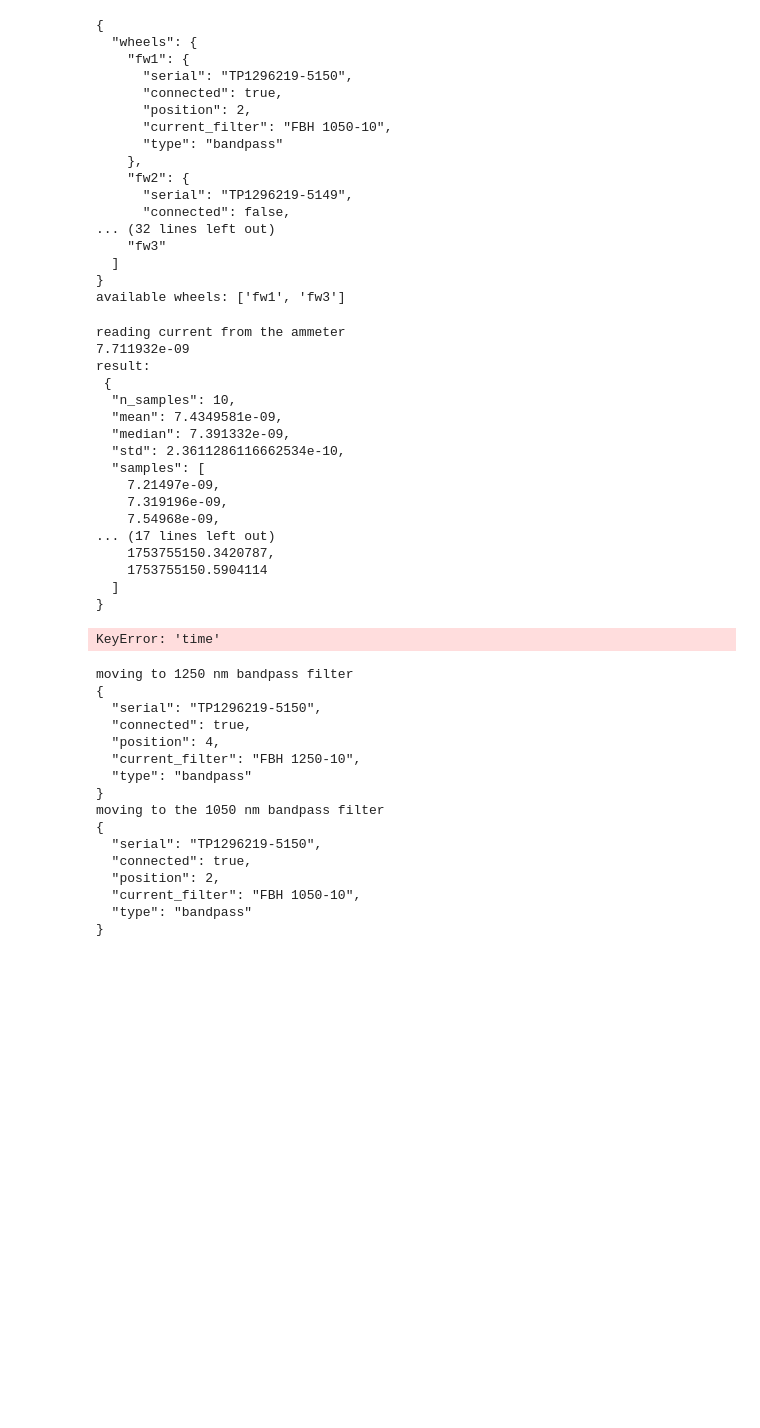
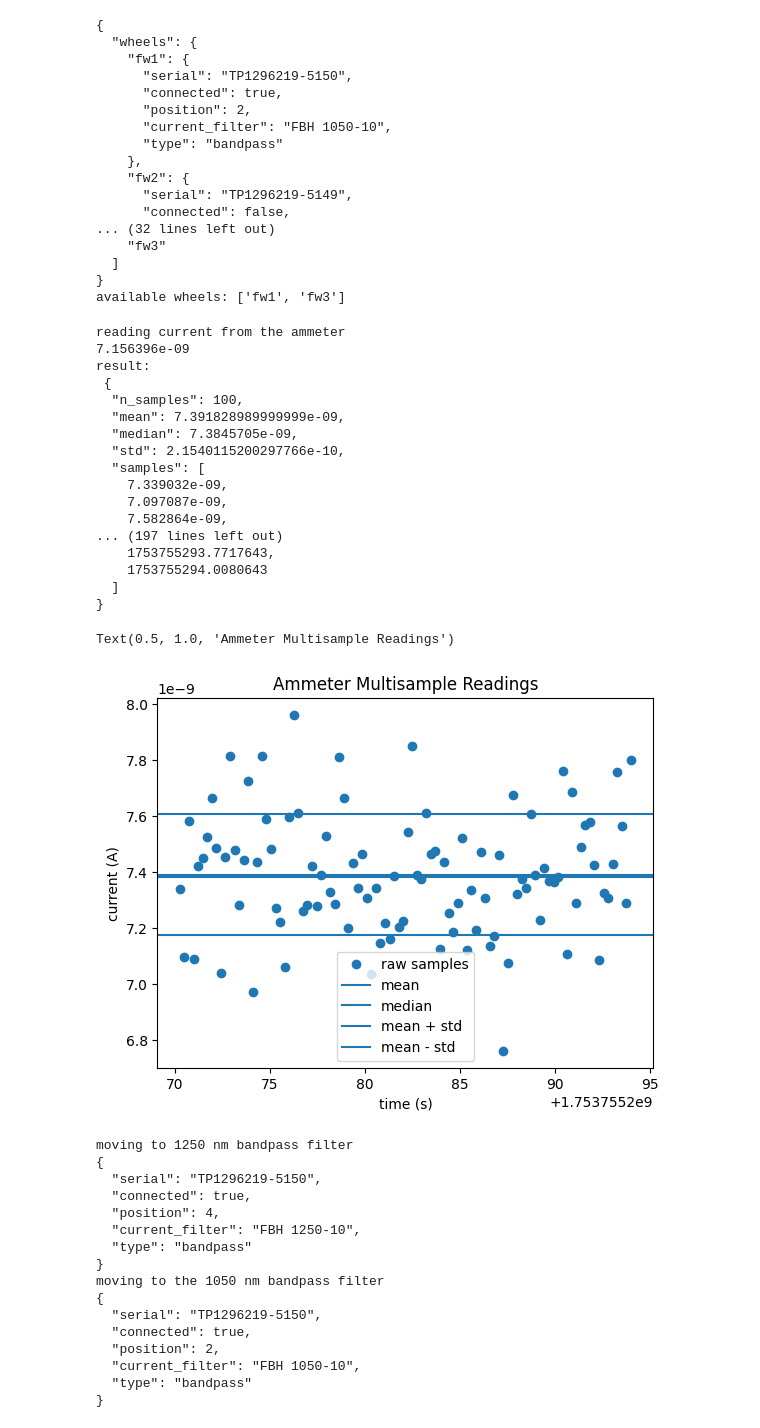
Before and after one commit to mit-kavli-institute/sensor-testing-control-server, a Jupyter notebook: src/labserver/examples/labserver_client.ipynb, the cells around one changed output. Cells and saved outputs as stored; diff of their text form; code cells hidden in the pictures; blank space fills up the shorter version.

```diff
--- a/src/labserver/examples/labserver_client.ipynb
+++ b/src/labserver/examples/labserver_client.ipynb
@@ -29,42 +29,43 @@ available wheels: ['fw1', 'fw3']
 # %%
 # Test out the ammeter
 
 print("reading current from the ammeter")
 print(srv.read_current())
 
-res = srv.read_multisample(10, dt=0.1, return_arr=True)
+res = srv.read_multisample_current(100, dt=0.1, return_arr=True)
 print(f"result: \n {json.dumps(res, indent=2)}")
 
 # Plot the results
 import matplotlib.pyplot as plt
-plt.plot(res["times"], res["current"], 'o', label = "raw samples")
+plt.plot(res["times"], res["samples"], 'o', label = "raw samples")
 plt.axhline(res["mean"], label = "mean")
 plt.axhline(res["median"], label = "median")
 plt.axhline(res["mean"] + res["std"], label = "mean + std")
 plt.axhline(res["mean"] - res["std"], label = "mean - std")
 plt.legend()
 plt.xlabel("time (s)")
 plt.ylabel("current (A)")
 plt.title("Ammeter Multisample Readings")
 # %% [output]
 reading current from the ammeter
-7.711932e-09
+7.156396e-09
 result:
  {
-  "n_samples": 10,
-  "mean": 7.4349581e-09,
-  "median": 7.391332e-09,
-  "std": 2.3611286116662534e-10,
+  "n_samples": 100,
+  "mean": 7.391828989999999e-09,
+  "median": 7.3845705e-09,
+  "std": 2.1540115200297766e-10,
   "samples": [
-    7.21497e-09,
-    7.319196e-09,
-    7.54968e-09,
-... (17 lines left out)
-    1753755150.3420787,
-    1753755150.5904114
+    7.339032e-09,
+    7.097087e-09,
+    7.582864e-09,
+... (197 lines left out)
+    1753755293.7717643,
+    1753755294.0080643
   ]
 }
-KeyError: 'time'
+Text(0.5, 1.0, 'Ammeter Multisample Readings')
+[figure, added]
 # %%
 print("moving to 1250 nm bandpass filter")
 srv.select_bandpass(1250)      # 1250 nm in path
```
Also changed, not shown: 1 other file.
